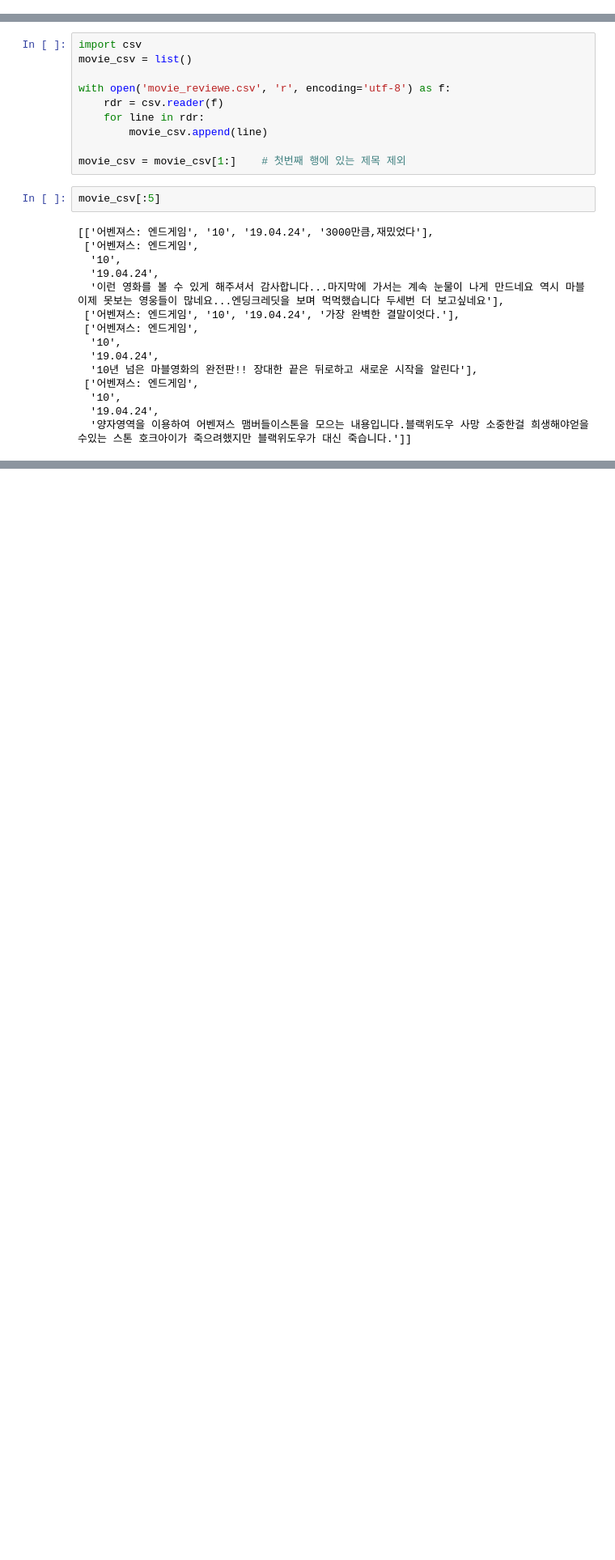
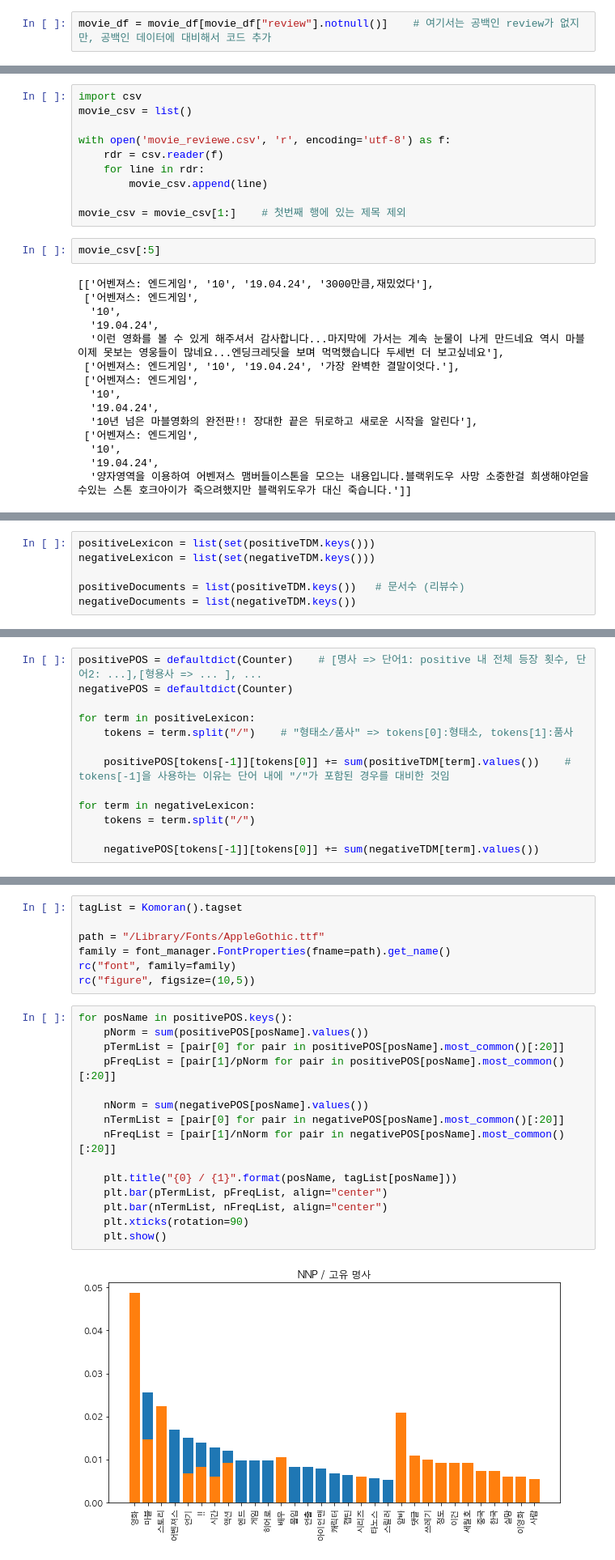
Before and after one commit to sungalex/nlp, a Jupyter notebook: lecture38-Sentiment_Analysis-영화리뷰분석.ipynb, the cells around one changed output, grey strips where cells are left out. Shown: that part at 81% size. Drawn from its saved outputs; the diff is of its cells as text; blank space fills up the shorter version.

```diff
--- a/lecture38-Sentiment_Analysis-영화리뷰분석.ipynb
+++ b/lecture38-Sentiment_Analysis-영화리뷰분석.ipynb
@@ -188,6 +213,8 @@ df.to_csv("movie_reviewe.csv", header=True, index=False)    # 첫번째 행에
 #### CSV 파일 읽어오기(pandas 이용)
 # %%
 movie_df = pd.read_csv("movie_reviewe.csv")
+# %%
+movie_df = movie_df[movie_df["review"].notnull()]    # 여기서는 공백인 review가 없지만, 공백인 데이터에 대비해서 코드 추가
 # %%
 movie_df.head()
 # %% [output]
@@ -247,0 +325,6 @@ movie_csv[:5]
+# %%
+positiveLexicon = list(set(positiveTDM.keys()))
+negativeLexicon = list(set(negativeTDM.keys()))
+
+positiveDocuments = list(positiveTDM.keys())   # 문서수 (리뷰수)
+negativeDocuments = list(negativeTDM.keys())
@@ -247,0 +335,13 @@ movie_csv[:5]
+# %%
+positivePOS = defaultdict(Counter)    # [명사 => 단어1: positive 내 전체 등장 횟수, 단어2: ...],[형용사 => ... ], ...
+negativePOS = defaultdict(Counter)
+
+for term in positiveLexicon:
+    tokens = term.split("/")    # "형태소/품사" => tokens[0]:형태소, tokens[1]:품사
+
+    positivePOS[tokens[-1]][tokens[0]] += sum(positiveTDM[term].values())    # tokens[-1]을 사용하는 이유는 단어 내에 "/"가 포함된 경우를 대비한 것임
+
+for term in negativeLexicon:
+    tokens = term.split("/")
+
+    negativePOS[tokens[-1]][tokens[0]] += sum(negativeTDM[term].values())
@@ -247,0 +421,24 @@ movie_csv[:5]
+# %%
+tagList = Komoran().tagset
+
+path = "/Library/Fonts/AppleGothic.ttf"
+family = font_manager.FontProperties(fname=path).get_name()
+rc("font", family=family)
+rc("figure", figsize=(10,5))
+# %%
+for posName in positivePOS.keys():
+    pNorm = sum(positivePOS[posName].values())
+    pTermList = [pair[0] for pair in positivePOS[posName].most_common()[:20]]
+    pFreqList = [pair[1]/pNorm for pair in positivePOS[posName].most_common()[:20]]
+
+    nNorm = sum(negativePOS[posName].values())
+    nTermList = [pair[0] for pair in negativePOS[posName].most_common()[:20]]
+    nFreqList = [pair[1]/nNorm for pair in negativePOS[posName].most_common()[:20]]
+
+    plt.title("{0} / {1}".format(posName, tagList[posName]))
+    plt.bar(pTermList, pFreqList, align="center")
+    plt.bar(nTermList, nFreqList, align="center")
+    plt.xticks(rotation=90)
+    plt.show()
+# %% [output]
+[figure, added]
```
Also changed, not shown: parts of 56 cells of this notebook, 2 other files.
